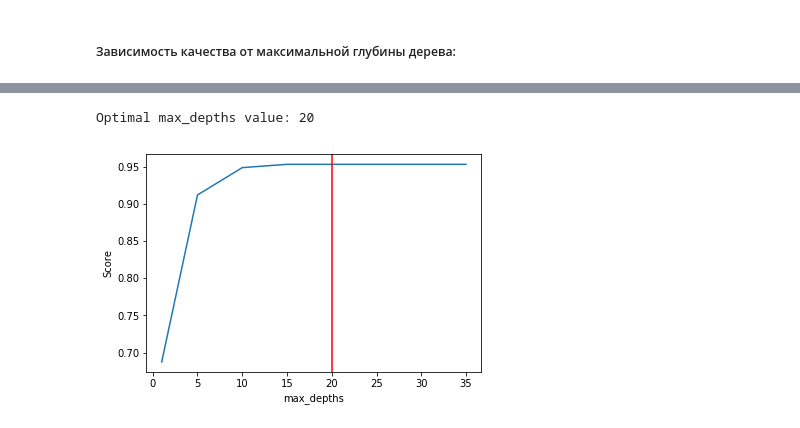
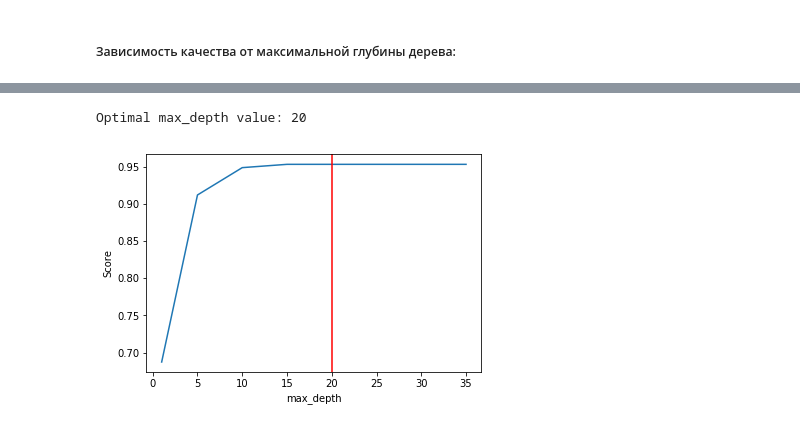
Before and after one commit to bewrrrie/7bits_ml_homework, a Jupyter notebook: 2017-fall/08-01-decision-trees.ipynb, the cells around one changed output, grey strips where cells are left out. Cells and saved outputs as stored; diff of their text form; code cells hidden in the pictures.

```diff
--- a/2017-fall/08-01-decision-trees.ipynb
+++ b/2017-fall/08-01-decision-trees.ipynb
@@ -435,14 +435,14 @@ Score: 0.953310668872
 # %%
 opt = np.argmax(scores_depth)
 
 plt.plot(max_depths, scores_depth)
 plt.axvline(max_depths[opt], color='r')
-plt.xlabel('max_depths')
+plt.xlabel('max_depth')
 plt.ylabel('Score')
 
-print('Optimal max_depths value:', max_depths[opt])
+print('Optimal max_depth value:', max_depths[opt])
 # %% [output]
-Optimal max_depths value: 20
+Optimal max_depth value: 20
-[figure, old version]
+[figure, new version]
 # %% [markdown]
 ![](https://habrastorage.org/web/ad8/366/a44/ad8366a4469346c6b2e1306495b05d1a.jpg)
```
Also changed, not shown: parts of 11 cells of this notebook.
